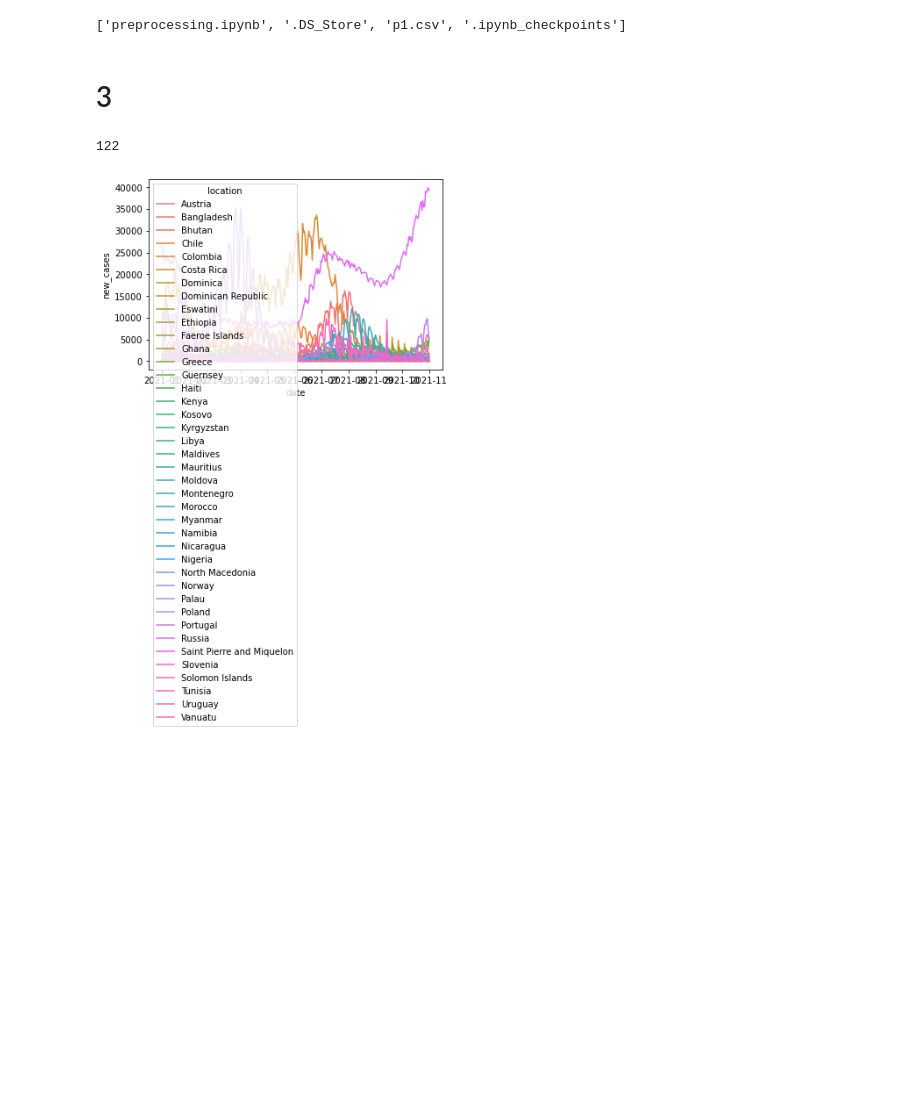
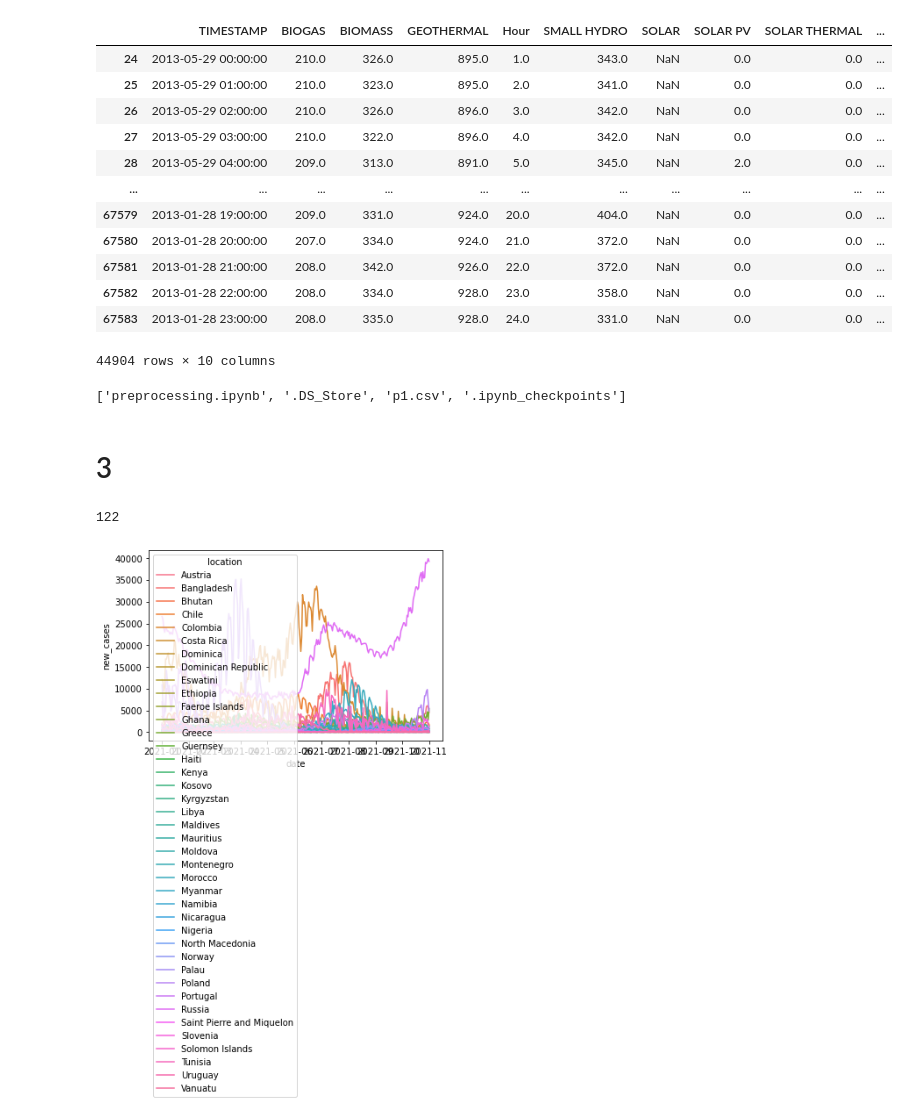
Before and after one commit to Datamanim/datarepo, a Jupyter notebook: adp/preprocessing.ipynb, the cells around one changed output. Drawn from its saved outputs; the diff is of its cells as text; code cells hidden in the pictures; blank space fills up the shorter version.

```diff
--- a/adp/preprocessing.ipynb
+++ b/adp/preprocessing.ipynb
@@ -34,0 +106,2 @@ pd.concat(z).to_csv('problem2.csv',index=False)
+# %%
+d =pd.read_csv('/Users/ds/Downloads/all_breakdown.csv/all_breakdown.csv')
@@ -34,0 +122,16 @@ pd.concat(z).to_csv('problem2.csv',index=False)
+# %%
+d[~d['SOLAR PV'].isnull()].i
+# %% [output]
+|  | TIMESTAMP | BIOGAS | BIOMASS | GEOTHERMAL | Hour | SMALL HYDRO | SOLAR | SOLAR PV | SOLAR THERMAL | ... |
+| 24 | 2013-05-29 00:00:00 | 210.0 | 326.0 | 895.0 | 1.0 | 343.0 | NaN | 0.0 | 0.0 | ... |
+| 25 | 2013-05-29 01:00:00 | 210.0 | 323.0 | 895.0 | 2.0 | 341.0 | NaN | 0.0 | 0.0 | ... |
+| 26 | 2013-05-29 02:00:00 | 210.0 | 326.0 | 896.0 | 3.0 | 342.0 | NaN | 0.0 | 0.0 | ... |
+| 27 | 2013-05-29 03:00:00 | 210.0 | 322.0 | 896.0 | 4.0 | 342.0 | NaN | 0.0 | 0.0 | ... |
+| 28 | 2013-05-29 04:00:00 | 209.0 | 313.0 | 891.0 | 5.0 | 345.0 | NaN | 2.0 | 0.0 | ... |
+| ... | ... | ... | ... | ... | ... | ... | ... | ... | ... | ... |
+| 67579 | 2013-01-28 19:00:00 | 209.0 | 331.0 | 924.0 | 20.0 | 404.0 | NaN | 0.0 | 0.0 | ... |
+| 67580 | 2013-01-28 20:00:00 | 207.0 | 334.0 | 924.0 | 21.0 | 372.0 | NaN | 0.0 | 0.0 | ... |
+| 67581 | 2013-01-28 21:00:00 | 208.0 | 342.0 | 926.0 | 22.0 | 372.0 | NaN | 0.0 | 0.0 | ... |
+| 67582 | 2013-01-28 22:00:00 | 208.0 | 334.0 | 928.0 | 23.0 | 358.0 | NaN | 0.0 | 0.0 | ... |
+| 67583 | 2013-01-28 23:00:00 | 208.0 | 335.0 | 928.0 | 24.0 | 331.0 | NaN | 0.0 | 0.0 | ... |
+44904 rows × 10 columns
```
Also changed, not shown: parts of 39 cells of this notebook, 3 other files.
